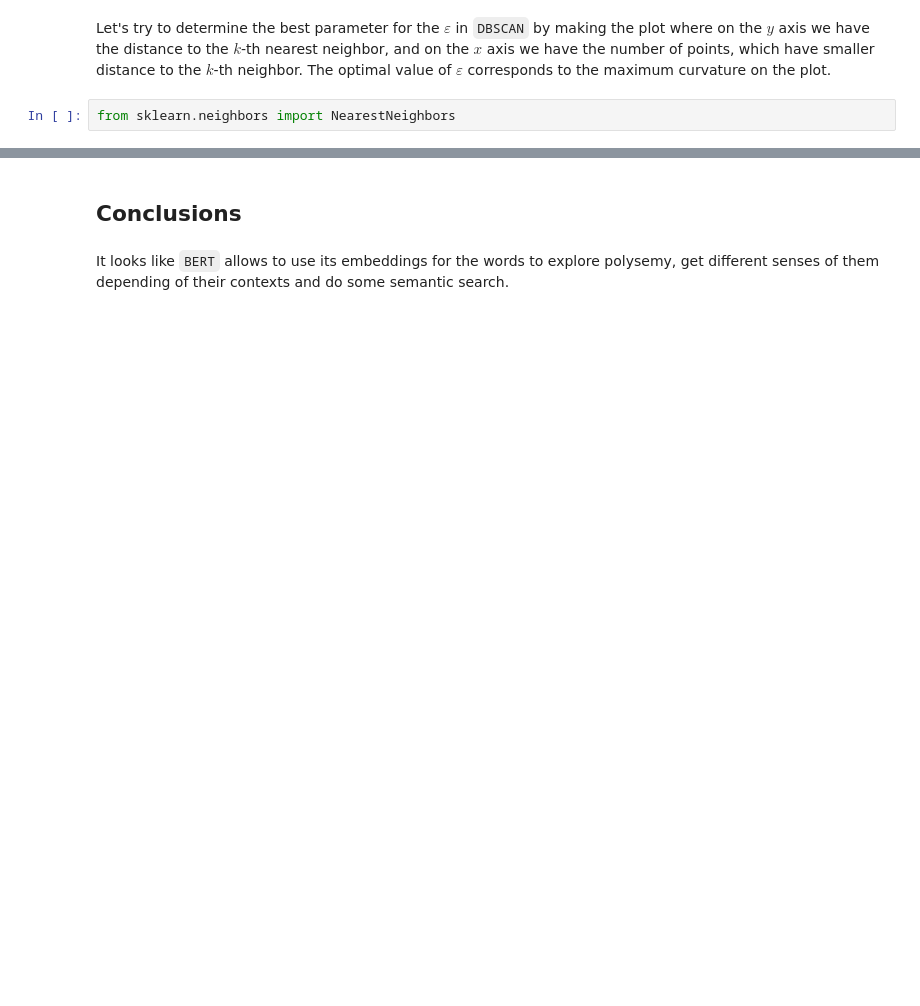
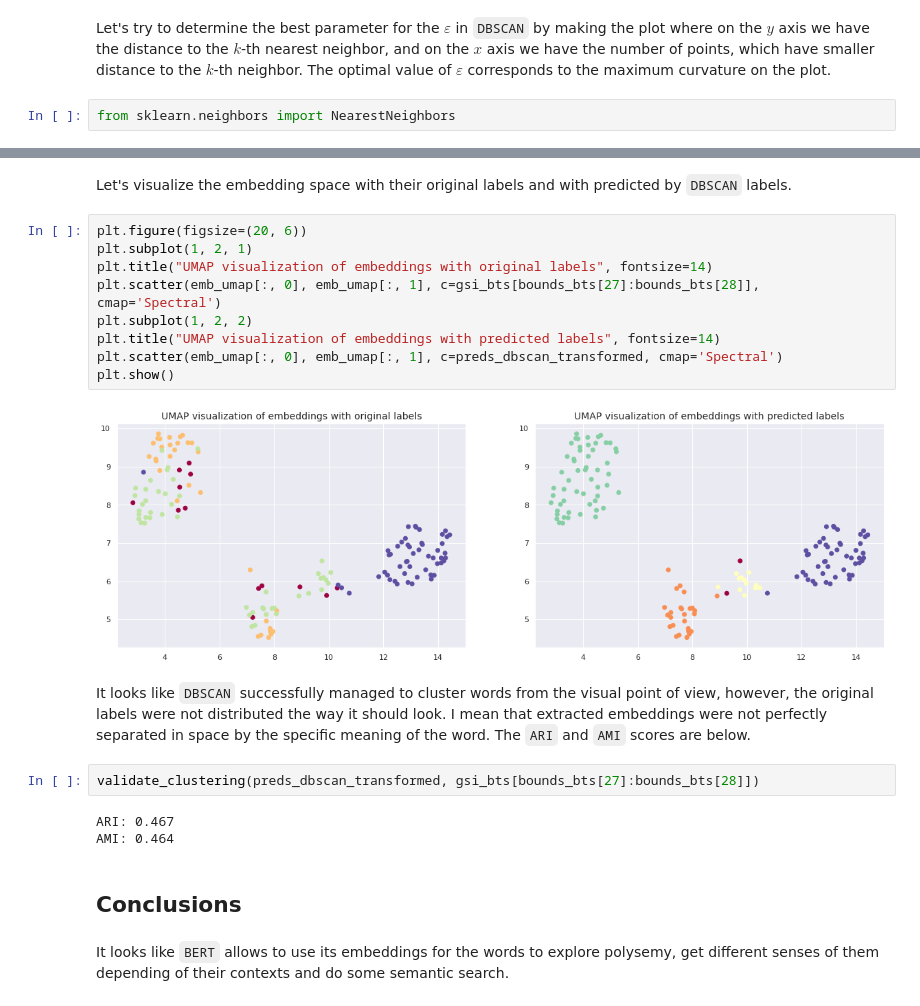
Before and after one commit to LukashevichIlya/DL-in-NLP, a Jupyter notebook: project_polysemy_BERT.ipynb, the cells around one changed output, grey strips where cells are left out. Drawn from its saved outputs; the diff is of its cells as text; blank space fills up the shorter version.

```diff
--- a/project_polysemy_BERT.ipynb
+++ b/project_polysemy_BERT.ipynb
@@ -548,3 +575,23 @@ array([0, 0, 0, 0, 0, 0, 0, 0, 0, 0, 0, 0, 0, 0, 0, 0, 0, 0, 0, 0, 0, 0,
+# %% [markdown]
+Let's visualize the embedding space with their original labels and with predicted by `DBSCAN` labels.
+# %%
+plt.figure(figsize=(20, 6))
+plt.subplot(1, 2, 1)
+plt.title("UMAP visualization of embeddings with original labels", fontsize=14)
+plt.scatter(emb_umap[:, 0], emb_umap[:, 1], c=gsi_bts[bounds_bts[27]:bounds_bts[28]], cmap='Spectral')
+plt.subplot(1, 2, 2)
+plt.title("UMAP visualization of embeddings with predicted labels", fontsize=14)
+plt.scatter(emb_umap[:, 0], emb_umap[:, 1], c=preds_dbscan_transformed, cmap='Spectral')
+plt.show()
+# %% [output]
+[figure, added]
+# %% [markdown]
+It looks like `DBSCAN` successfully managed to cluster words from the visual point of view, however, the original labels were not distributed the way it should look. I mean that extracted embeddings were not perfectly separated in space by the specific meaning of the word. The `ARI` and `AMI` scores are below.
+# %%
+validate_clustering(preds_dbscan_transformed, gsi_bts[bounds_bts[27]:bounds_bts[28]])
+# %% [output]
+ARI: 0.467
+AMI: 0.464
 # %% [markdown]
 ## Conclusions
 # %% [markdown]
```
Also changed, not shown: parts of 23 cells of this notebook.
